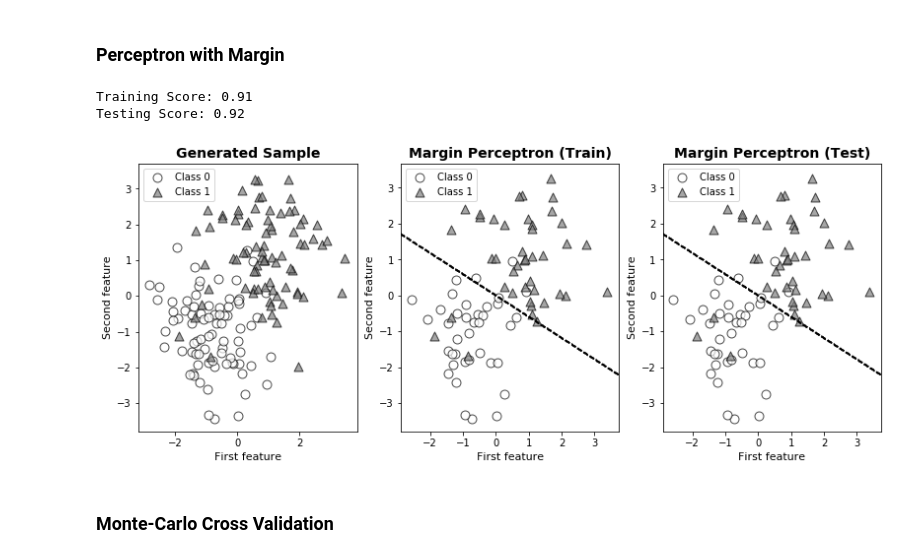
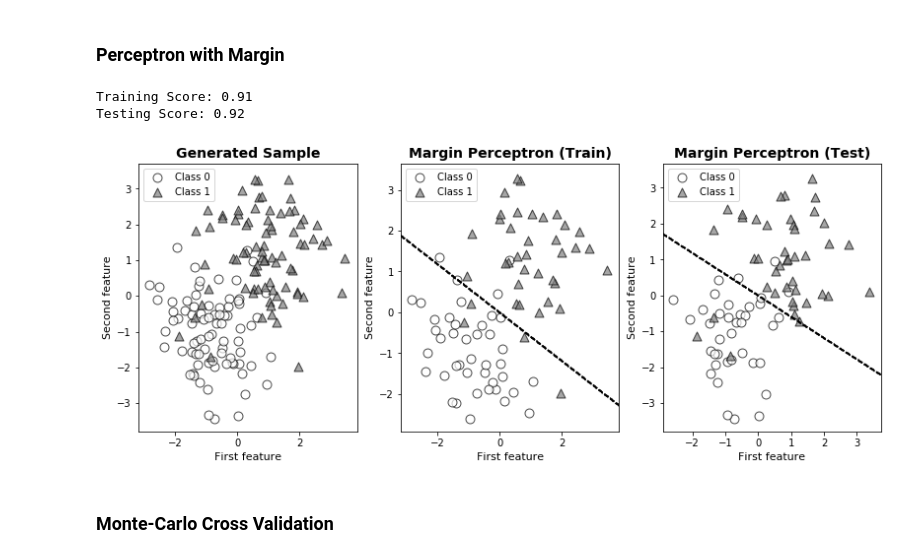
Before and after one commit to zoeyang1030/Statistical-Learning-Methods-python-replication, a Jupyter notebook: Chapter/Chapter-2 Perceptron.ipynb, the cells around one changed output. Saved outputs shown, nothing was run; the diff lists cells and outputs as text; code cells hidden in the pictures.

```diff
--- a/Chapter/Chapter-2 Perceptron.ipynb
+++ b/Chapter/Chapter-2 Perceptron.ipynb
@@ -151,27 +151,27 @@ Testing Score: 0.92
 # %%
 margin = PerceptronLinearAlgorithm(model_type='margin', max_iter=1e4, lr=0.02, margin=0.01)
 margin.fit(X_train, y_train)
 print('Training Score: %s\nTesting Score: %s'
       %(round(margin.score(X_train, y_train), 2),
         round(margin.score(X_test, y_test), 2)))
 
 fig = plt.figure(figsize=(13.5,5))
 ax1 = fig.add_subplot(131)
 ax2 = fig.add_subplot(132)
 ax3 = fig.add_subplot(133)
 
 data_viz = LinearClassifierPlot(ax=ax1, title='Generated Sample')
 data_viz.scatter_plot(X, y)
 margin_tr = LinearClassifierPlot(ax=ax2, title='Margin Perceptron (Train)')
-margin_tr.scatter_plot(X_test, y_test)
+margin_tr.scatter_plot(X_train, y_train)
 margin_tr.hyperplane_plot(margin)
 margin_te = LinearClassifierPlot(ax=ax3, title='Margin Perceptron (Test)')
 margin_te.scatter_plot(X_test, y_test)
 margin_te.hyperplane_plot(margin)
 # %% [output]
 Training Score: 0.91
 Testing Score: 0.92
-[figure, old version]
+[figure, new version]
 # %% [markdown]
 ### Monte-Carlo Cross Validation
 # %%
```
Also changed, not shown: parts of 5 cells of this notebook.
